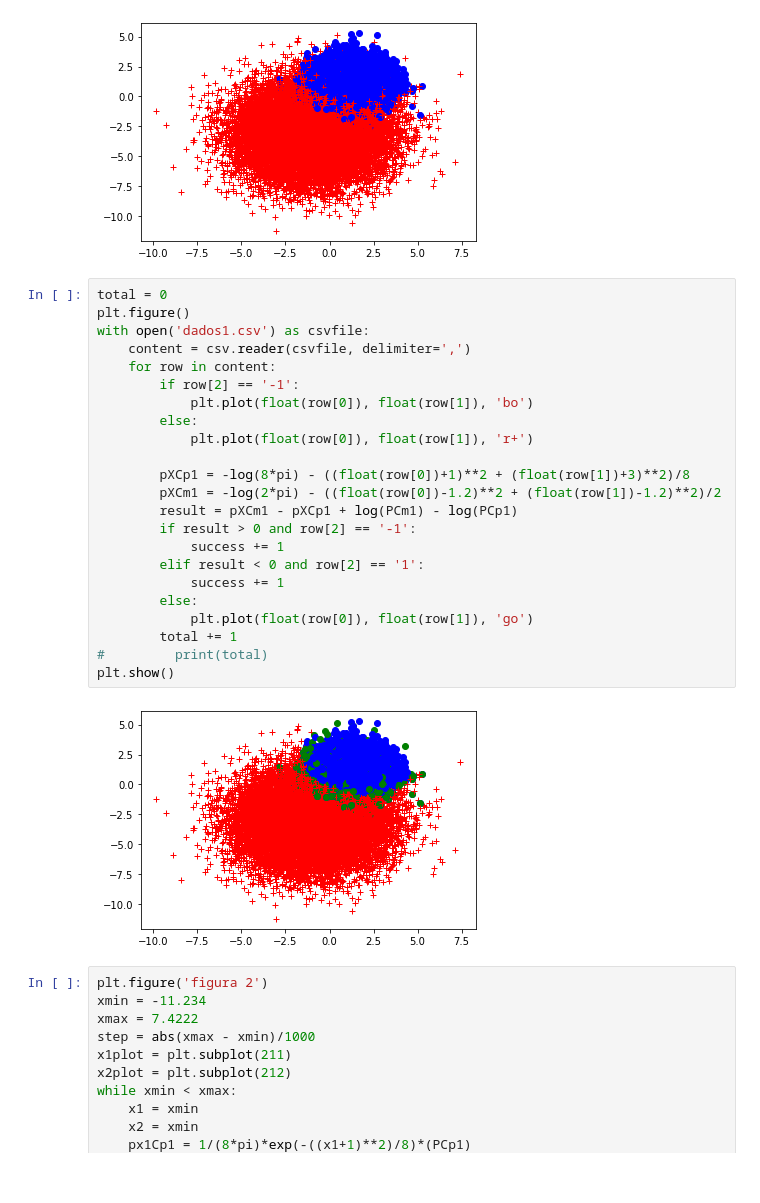
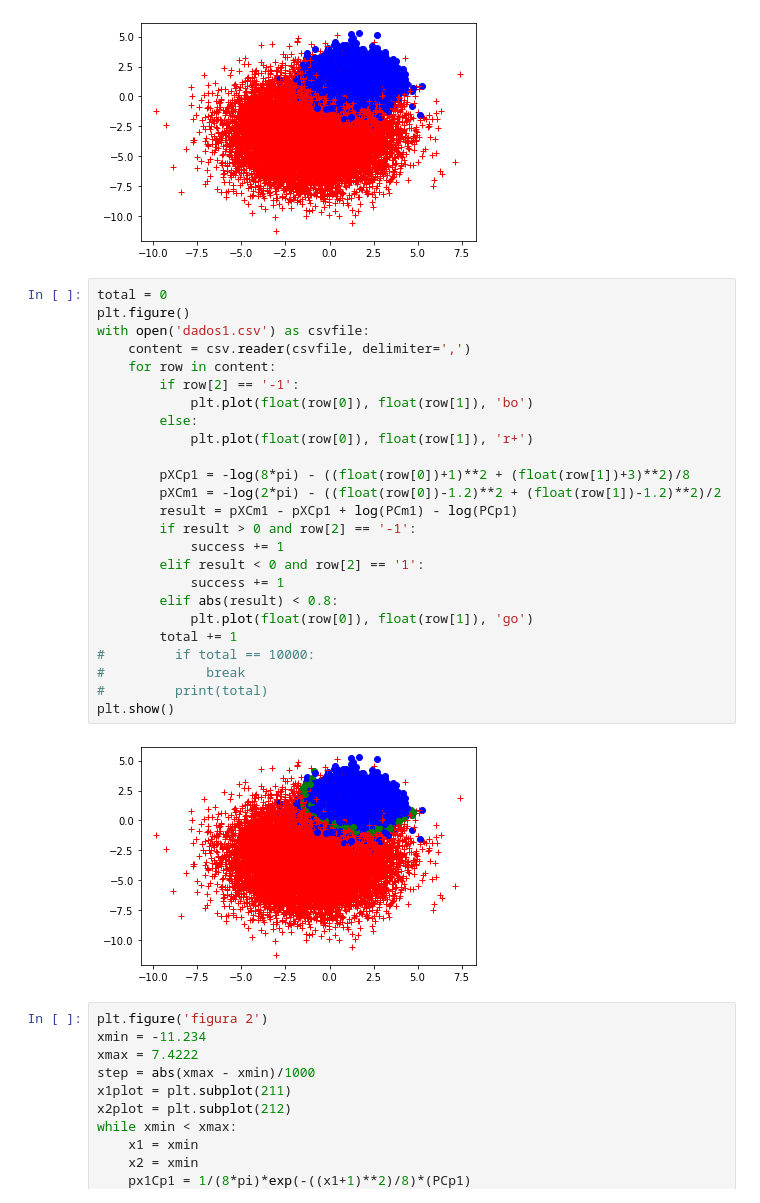
Before and after one commit to JotaTri/aprendizado-de-maquina-2019-2-Trabalho1, a Jupyter notebook: Exercicio 4/Exercicio 4.ipynb, the cells around one changed output. Cells and saved outputs as stored; diff of their text form.

```diff
--- a/Exercicio 4/Exercicio 4.ipynb
+++ b/Exercicio 4/Exercicio 4.ipynb
@@ -35,28 +35,30 @@ plt.show()
 # %%
 total = 0
 plt.figure()
 with open('dados1.csv') as csvfile:
     content = csv.reader(csvfile, delimiter=',')
     for row in content:
         if row[2] == '-1':
             plt.plot(float(row[0]), float(row[1]), 'bo')
         else:
             plt.plot(float(row[0]), float(row[1]), 'r+')
 
         pXCp1 = -log(8*pi) - ((float(row[0])+1)**2 + (float(row[1])+3)**2)/8
         pXCm1 = -log(2*pi) - ((float(row[0])-1.2)**2 + (float(row[1])-1.2)**2)/2
         result = pXCm1 - pXCp1 + log(PCm1) - log(PCp1)
         if result > 0 and row[2] == '-1':
             success += 1
         elif result < 0 and row[2] == '1':
             success += 1
-        else:
+        elif abs(result) < 0.8:
             plt.plot(float(row[0]), float(row[1]), 'go')
         total += 1
+#         if total == 10000:
+#             break
 #         print(total)
 plt.show()
 # %% [output]
-[figure, old version]
+[figure, new version]
 # %%
 plt.figure('figura 2')
 xmin = -11.234
```
Also changed, not shown: 2 other files.
